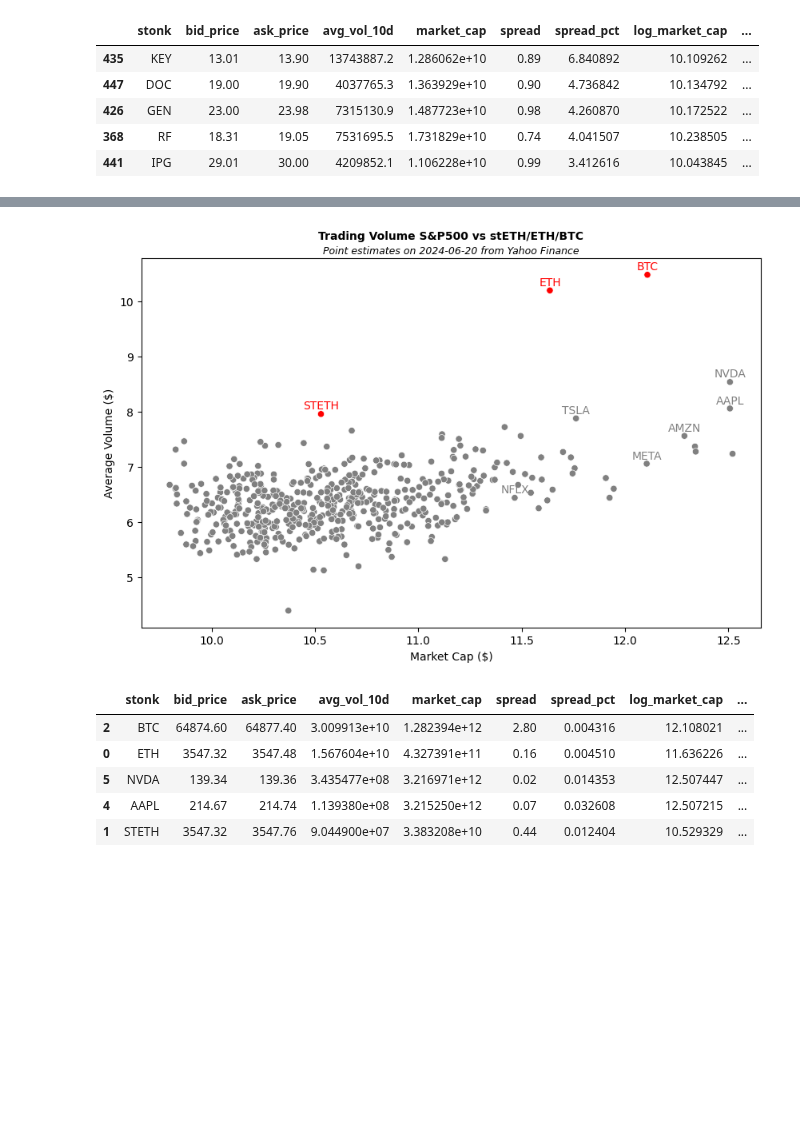
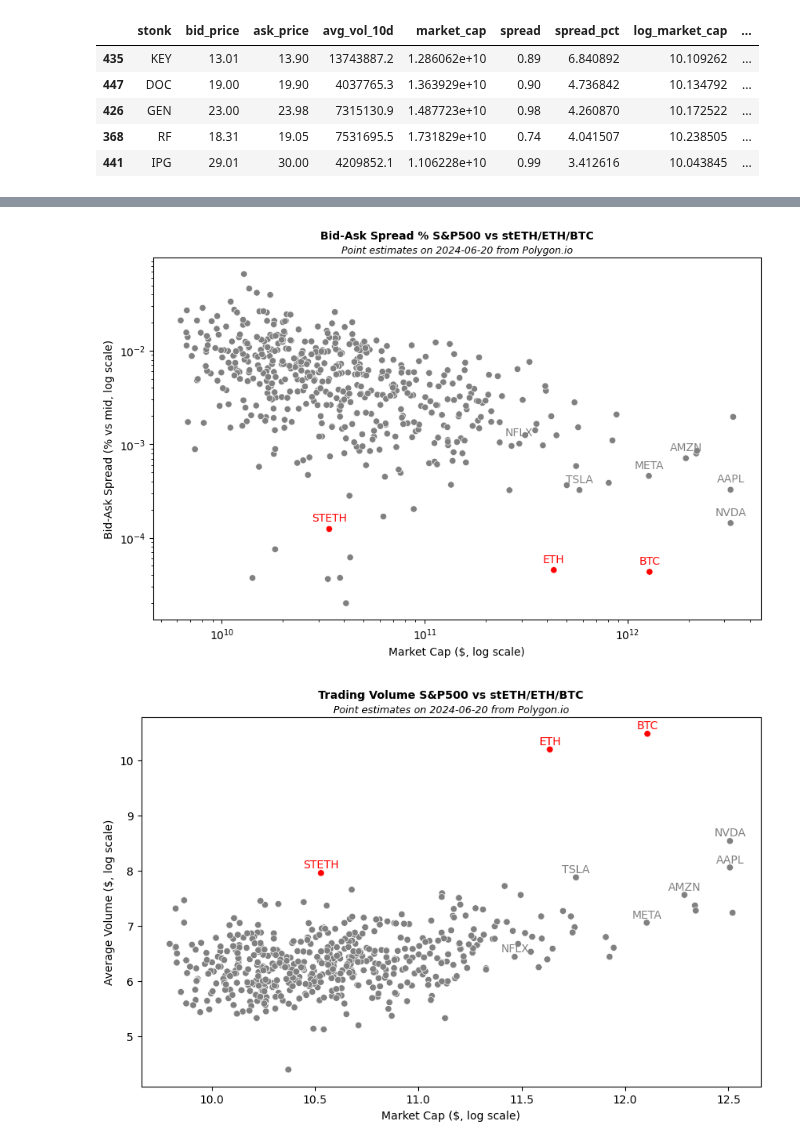
Before and after one commit to sjuanati/DataSciLabs, a Jupyter notebook: projects/stonks/src/2.analysis.ipynb, the cells around one changed output, grey strips where cells are left out. Drawn from its saved outputs; the diff is of its cells as text; code cells hidden in the pictures; blank space fills up the shorter version.

```diff
--- a/projects/stonks/src/2.analysis.ipynb
+++ b/projects/stonks/src/2.analysis.ipynb
@@ -106,17 +126,20 @@ show_scatters(
+# %%
+show_scatters(
+    df,
+    'market_cap',
+    'spread_pct_mp',
+    'Bid-Ask Spread % S&P500 vs stETH/ETH/BTC',
+    True
+)
+# %% [output]
+[figure, added]
 # %%
 show_scatters(
     df,
     'log_market_cap',
     'log_avg_vol_10d',
-    'Trading Volume S&P500 vs stETH/ETH/BTC')
+    'Trading Volume S&P500 vs stETH/ETH/BTC',
+    False,
+)
 # %% [output]
-[figure, old version]
+[figure, new version]
-# %%
-df.nlargest(5, 'avg_vol_10d')
-# %% [output]
-|  | stonk | bid_price | ask_price | avg_vol_10d | market_cap | spread | spread_pct | log_market_cap | ... |
-| 2 | BTC | 64874.60 | 64877.40 | 3.009913e+10 | 1.282394e+12 | 2.80 | 0.004316 | 12.108021 | ... |
-| 0 | ETH | 3547.32 | 3547.48 | 1.567604e+10 | 4.327391e+11 | 0.16 | 0.004510 | 11.636226 | ... |
-| 5 | NVDA | 139.34 | 139.36 | 3.435477e+08 | 3.216971e+12 | 0.02 | 0.014353 | 12.507447 | ... |
-| 4 | AAPL | 214.67 | 214.74 | 1.139380e+08 | 3.215250e+12 | 0.07 | 0.032608 | 12.507215 | ... |
-| 1 | STETH | 3547.32 | 3547.76 | 9.044900e+07 | 3.383208e+10 | 0.44 | 0.012404 | 10.529329 | ... |
```
Also changed, not shown: parts of 5 cells of this notebook, 2 other files.
